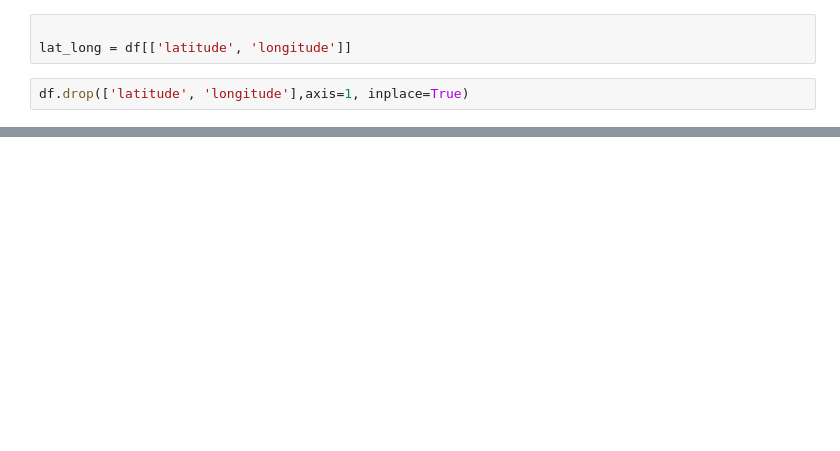
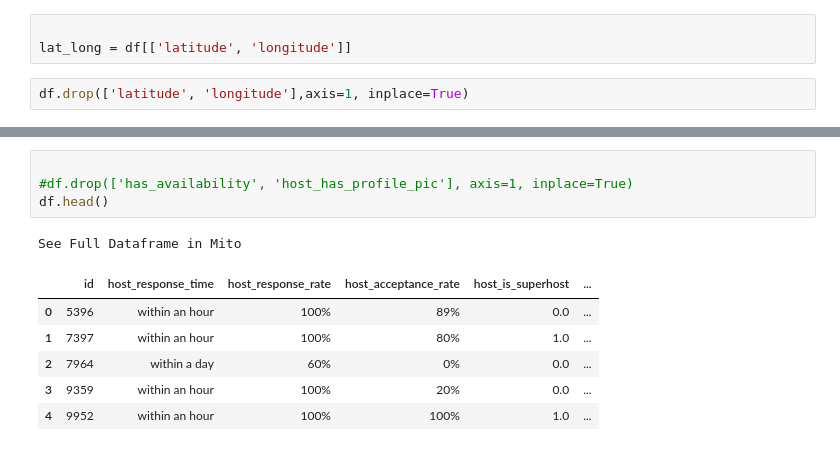
Before and after one commit to bme3412/Python, a Jupyter notebook: Projects/Airbnb/AirBnb Paris.ipynb, the cells around one changed output, grey strips where cells are left out. Saved outputs shown, nothing was run; the diff lists cells and outputs as text; blank space fills up the shorter version.

```diff
--- a/Projects/Airbnb/AirBnb Paris.ipynb
+++ b/Projects/Airbnb/AirBnb Paris.ipynb
@@ -84,0 +99,12 @@ See Full Dataframe in Mito
+# %%
+
+#df.drop(['has_availability', 'host_has_profile_pic'], axis=1, inplace=True)
+df.head()
+# %% [output]
+See Full Dataframe in Mito
+|  | id | host_response_time | host_response_rate | host_acceptance_rate | host_is_superhost | ... |
+| 0 | 5396 | within an hour | 100% | 89% | 0.0 | ... |
+| 1 | 7397 | within an hour | 100% | 80% | 1.0 | ... |
+| 2 | 7964 | within a day | 60% | 0% | 0.0 | ... |
+| 3 | 9359 | within an hour | 100% | 20% | 0.0 | ... |
+| 4 | 9952 | within an hour | 100% | 100% | 1.0 | ... |
```
Also changed, not shown: parts of 14 cells of this notebook.
